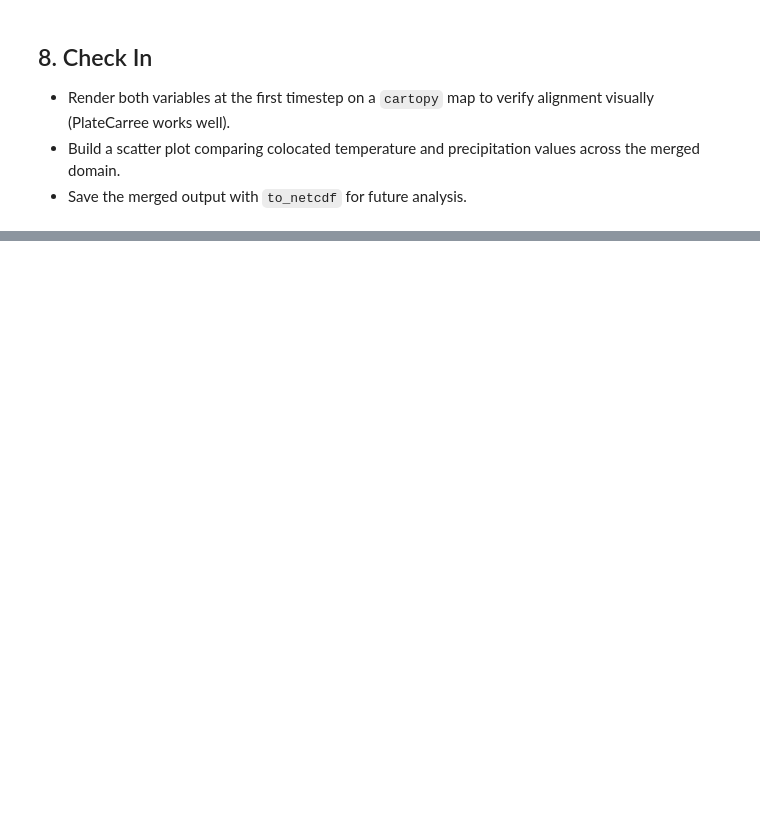
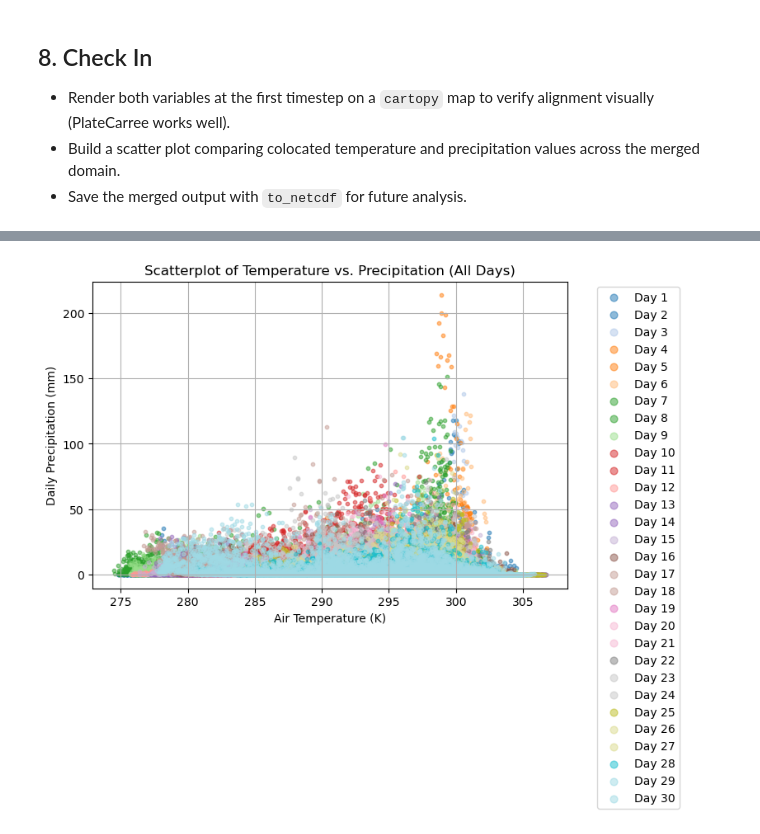
Before and after one commit to wx-awe-junkie/ATMS-523-Module-3-Checkin, a Jupyter notebook: notebooks/merge_climate_datasets_exercise.ipynb, the cells around one changed output, grey strips where cells are left out. Drawn from its saved outputs; the diff is of its cells as text; code cells hidden in the pictures; blank space fills up the shorter version.

```diff
--- a/notebooks/merge_climate_datasets_exercise.ipynb
+++ b/notebooks/merge_climate_datasets_exercise.ipynb
@@ -85,0 +502,33 @@ print(merged)
+# %%
+# Layer each day in a different color to construct a scatterplot of all 30 days within the temporal domain
+
+import numpy as np
+
+# Create a colormap for the days
+num_days = merged.dims['time']
+cmap = plt.get_cmap('tab20', num_days)
+
+plt.figure(figsize=(8, 6))
+
+for day in range(num_days):
+    temp = merged.air_temperature.isel(time=day)
+    precip = merged.daily_precip.isel(time=day)
+    x = temp.values.flatten()  # converting 2D grid to 1D array
+    y = precip.values.flatten()   # converting 2D grid to 1D array
+    mask = (~np.isnan(x)) & (~np.isnan(y)) # only plot points with both temp and precip data (i.e. over land)
+    x_valid = x[mask]
+    y_valid = y[mask]
+    plt.scatter(x_valid, y_valid, alpha=0.5, s=10, color=cmap(day), label=f'Day {day+1}')
+
+plt.xlabel("Air Temperature (K)")
+plt.ylabel("Daily Precipitation (mm)")
+plt.title("Scatterplot of Temperature vs. Precipitation (All Days)")
+plt.grid(True)
+plt.legend(markerscale=2, bbox_to_anchor=(1.05, 1), loc='upper left')
+plt.tight_layout()
+plt.savefig("temp_precip_scatterplot_all_days.png", dpi=300)
+plt.show()
+
+# Max precip occured on days when daily mean temp was 297 - 302K (~75-85°F)
+# %% [output]
+[figure, added]
```
Also changed, not shown: parts of 16 cells of this notebook, 3 other files.
